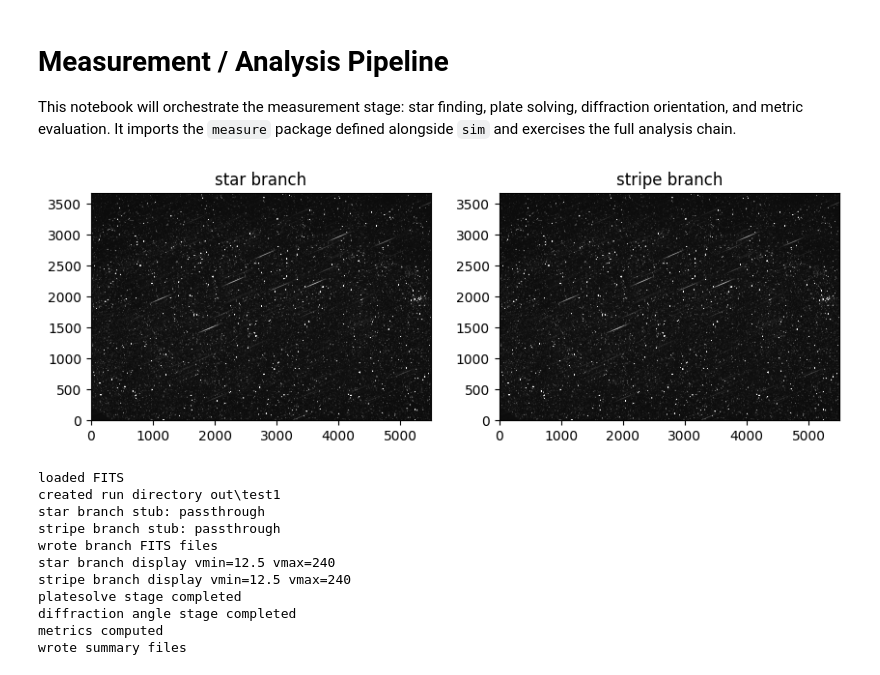
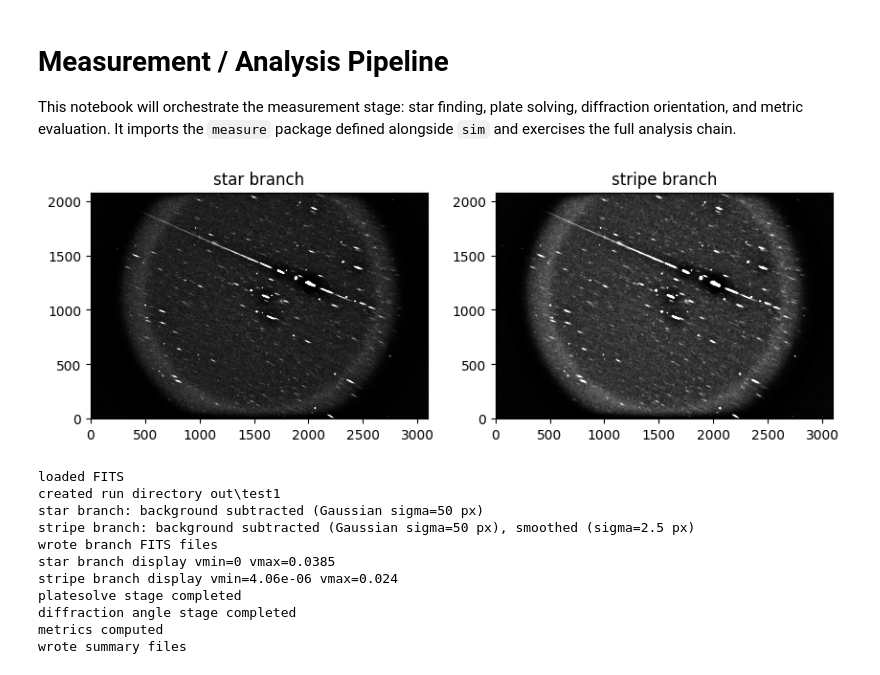
Before and after one commit to dlllonb/tele-img-sim, a Jupyter notebook: measurement.ipynb, the cells around one changed output. Saved outputs shown, nothing was run; the diff lists cells and outputs as text; code cells hidden in the pictures.

```diff
--- a/measurement.ipynb
+++ b/measurement.ipynb
@@ -7,22 +10,22 @@ It imports the `measure` package defined alongside `sim` and exercises the full
 from measure.pipeline import run_measurement_pipeline
 # %%
 result = run_measurement_pipeline(
-    "data/testsim.fits",
+    "data/fuji6_asi178_100_15s.fit",
     output_dir="out",
     run_name="test1",
     save_outputs=True,
     keep_intermediates=True,
     show=True,
 )
 # %% [output]
-[figure, old version]
+[figure, new version]
 loaded FITS
 created run directory out\test1
-star branch stub: passthrough
-stripe branch stub: passthrough
+star branch: background subtracted (Gaussian sigma=50 px)
+stripe branch: background subtracted (Gaussian sigma=50 px), smoothed (sigma=2.5 px)
 wrote branch FITS files
-star branch display vmin=12.5 vmax=240
-stripe branch display vmin=12.5 vmax=240
+star branch display vmin=0 vmax=0.0385
+stripe branch display vmin=4.06e-06 vmax=0.024
 platesolve stage completed
 diffraction angle stage completed
 metrics computed
```
Also changed, not shown: parts of 1 cell of this notebook, 1 other file.
